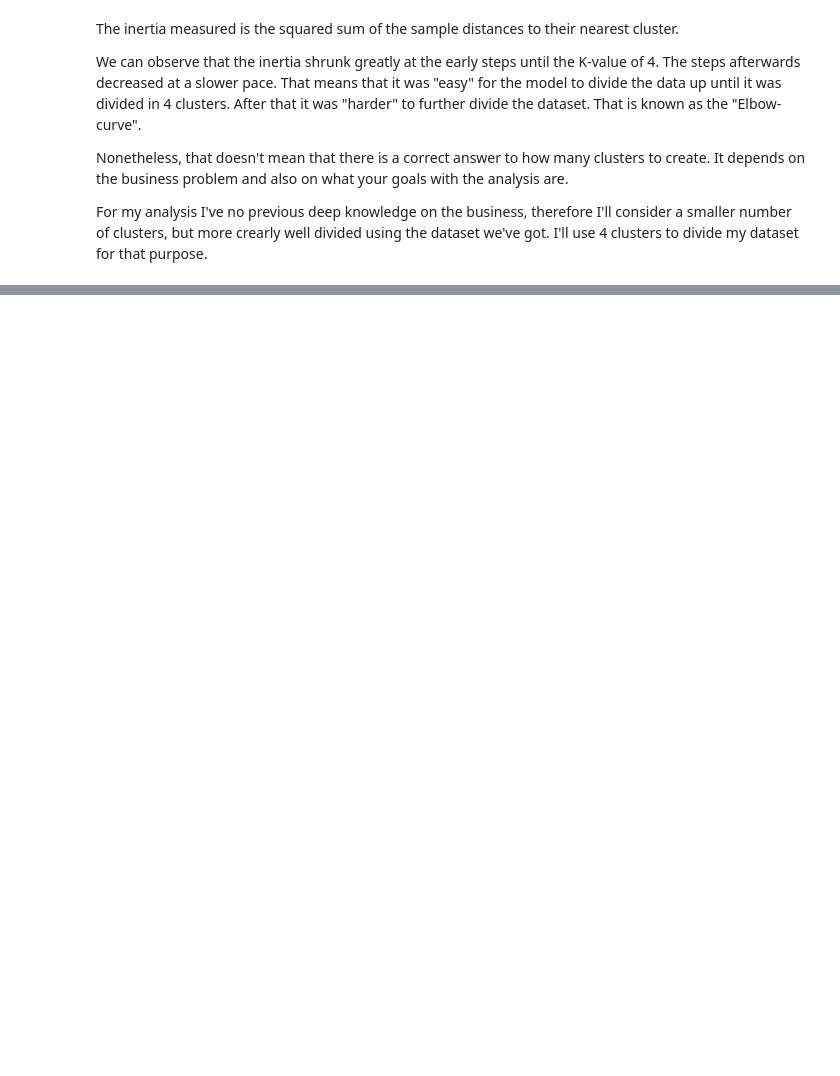
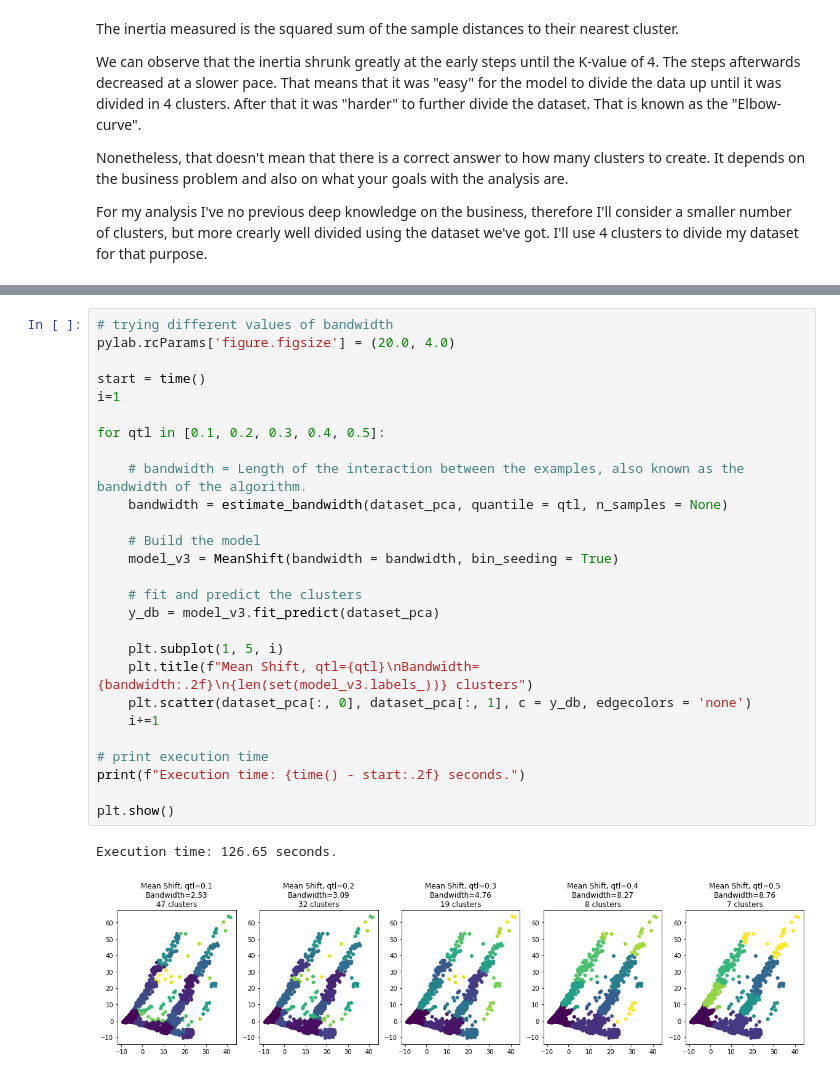
Before and after one commit to paulocressoni/ClusterAnalysis, a Jupyter notebook: Clustering_Analysis.ipynb, the cells around one changed output, grey strips where cells are left out. Saved outputs shown, nothing was run; the diff lists cells and outputs as text; blank space fills up the shorter version.

```diff
--- a/Clustering_Analysis.ipynb
+++ b/Clustering_Analysis.ipynb
@@ -347,0 +483,30 @@ silhouette_score(dataset_pca, labels, metric = 'euclidean')
+# %%
+# trying different values of bandwidth
+pylab.rcParams['figure.figsize'] = (20.0, 4.0)
+
+start = time()
+i=1
+
+for qtl in [0.1, 0.2, 0.3, 0.4, 0.5]:
+
+    # bandwidth = Length of the interaction between the examples, also known as the bandwidth of the algorithm.
+    bandwidth = estimate_bandwidth(dataset_pca, quantile = qtl, n_samples = None)
+
+    # Build the model
+    model_v3 = MeanShift(bandwidth = bandwidth, bin_seeding = True)
+
+    # fit and predict the clusters
+    y_db = model_v3.fit_predict(dataset_pca)
+
+    plt.subplot(1, 5, i)
+    plt.title(f"Mean Shift, qtl={qtl}\nBandwidth={bandwidth:.2f}\n{len(set(model_v3.labels_))} clusters")
+    plt.scatter(dataset_pca[:, 0], dataset_pca[:, 1], c = y_db, edgecolors = 'none')
+    i+=1
+
+# print execution time
+print(f"Execution time: {time() - start:.2f} seconds.")
+
+plt.show()
+# %% [output]
+Execution time: 126.65 seconds.
+[figure, added]
```
Also changed, not shown: parts of 31 cells of this notebook.
